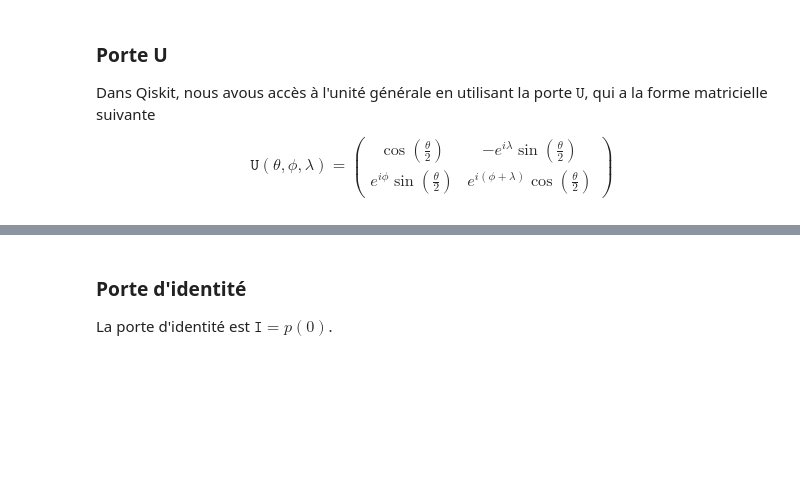
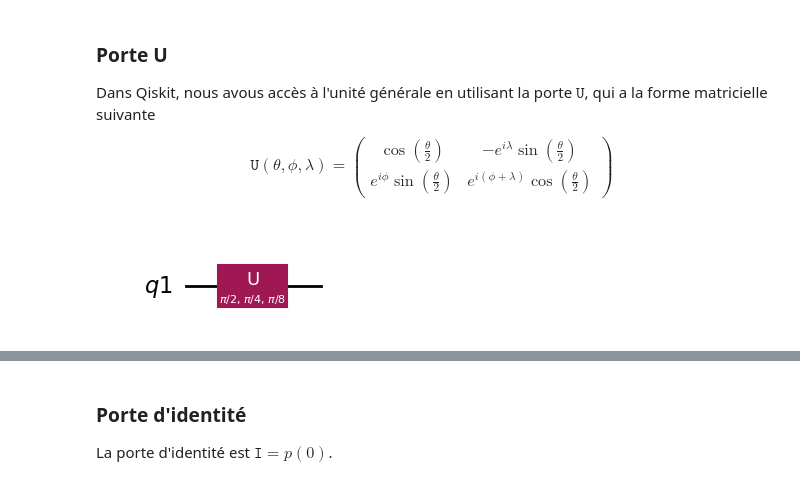
Before and after one commit to TchapetNjafa/PHY4268_Tutoriels_2024, a Jupyter notebook: PHY4268_Tutorial 8 - Survey of quantum operators_ 240531-test.ipynb, the cells around one changed output, grey strips where cells are left out. Drawn from its saved outputs; the diff is of its cells as text; code cells hidden in the pictures; blank space fills up the shorter version.

```diff
--- a/PHY4268_Tutorial 8 - Survey of quantum operators_ 240531-test.ipynb
+++ b/PHY4268_Tutorial 8 - Survey of quantum operators_ 240531-test.ipynb
@@ -146,8 +114,10 @@ $$
 $$
 # %%
 qc = QuantumCircuit(q)
-qc.u(pi/2,pi/4,pi/8,q)
+qc.u(pi/2,pi/4,pi/8,q[0])
 qc.draw('mpl')
+# %% [output]
+[figure, added]
 # %%
 job = simulator.run(transpile(qc, simulator))
 array_to_latex(job.result().get_unitary(qc, decimals=3))
```
Also changed, not shown: parts of 69 cells of this notebook, 3 other files.
